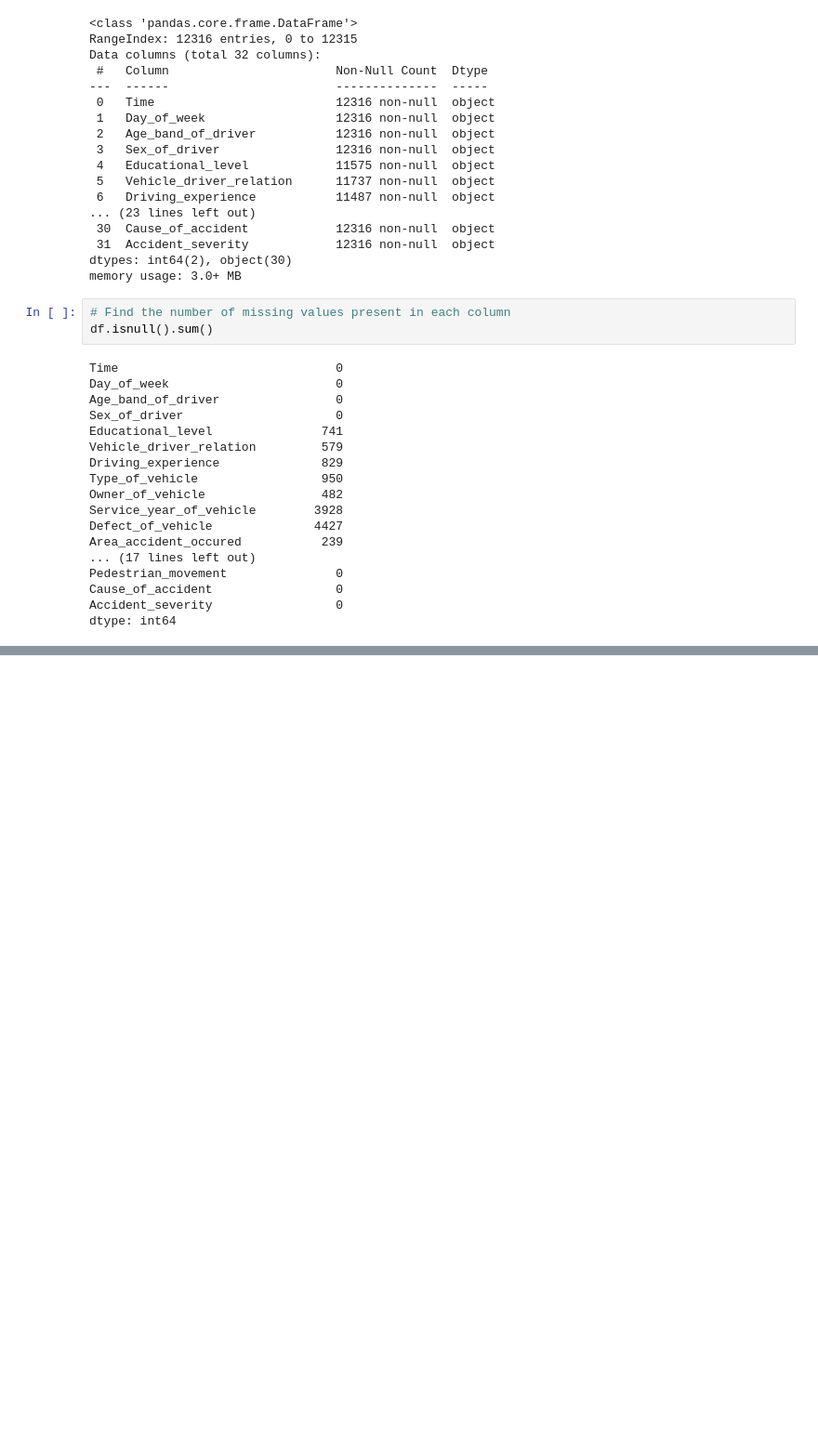
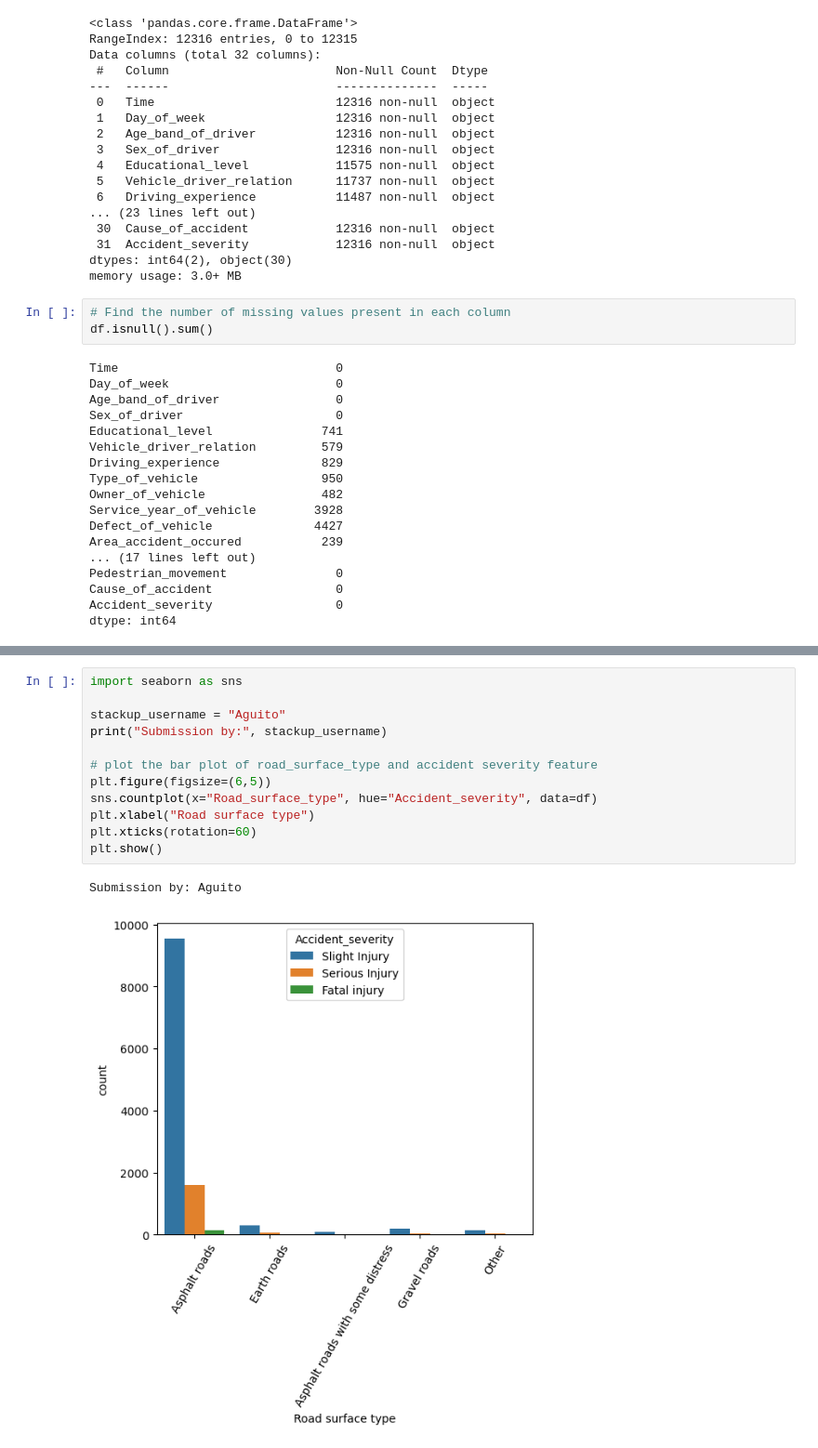
Before and after one commit to AgosVenezia/StackUp, a Jupyter notebook: dataset-python/notebook.ipynb, the cells around one changed output, grey strips where cells are left out. Shown at 93% size. Drawn from its saved outputs; the diff is of its cells as text; blank space fills up the shorter version.

```diff
--- a/dataset-python/notebook.ipynb
+++ b/dataset-python/notebook.ipynb
@@ -85,0 +102,15 @@ KeyError: 'class'
+# %%
+import seaborn as sns
+
+stackup_username = "Aguito"
+print("Submission by:", stackup_username)
+
+# plot the bar plot of road_surface_type and accident severity feature
+plt.figure(figsize=(6,5))
+sns.countplot(x="Road_surface_type", hue="Accident_severity", data=df)
+plt.xlabel("Road surface type")
+plt.xticks(rotation=60)
+plt.show()
+# %% [output]
+Submission by: Aguito
+[figure, added]
```
Also changed, not shown: parts of 15 cells of this notebook.
